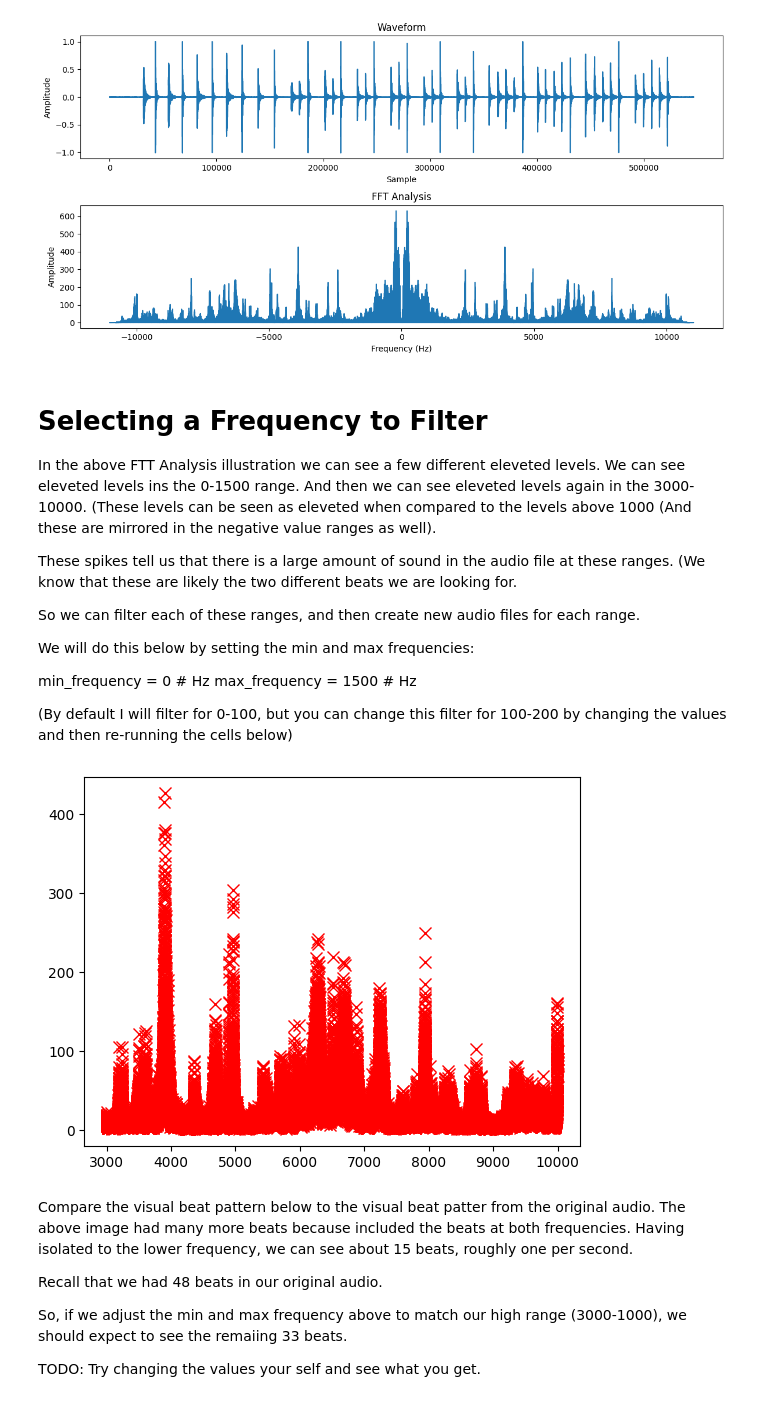
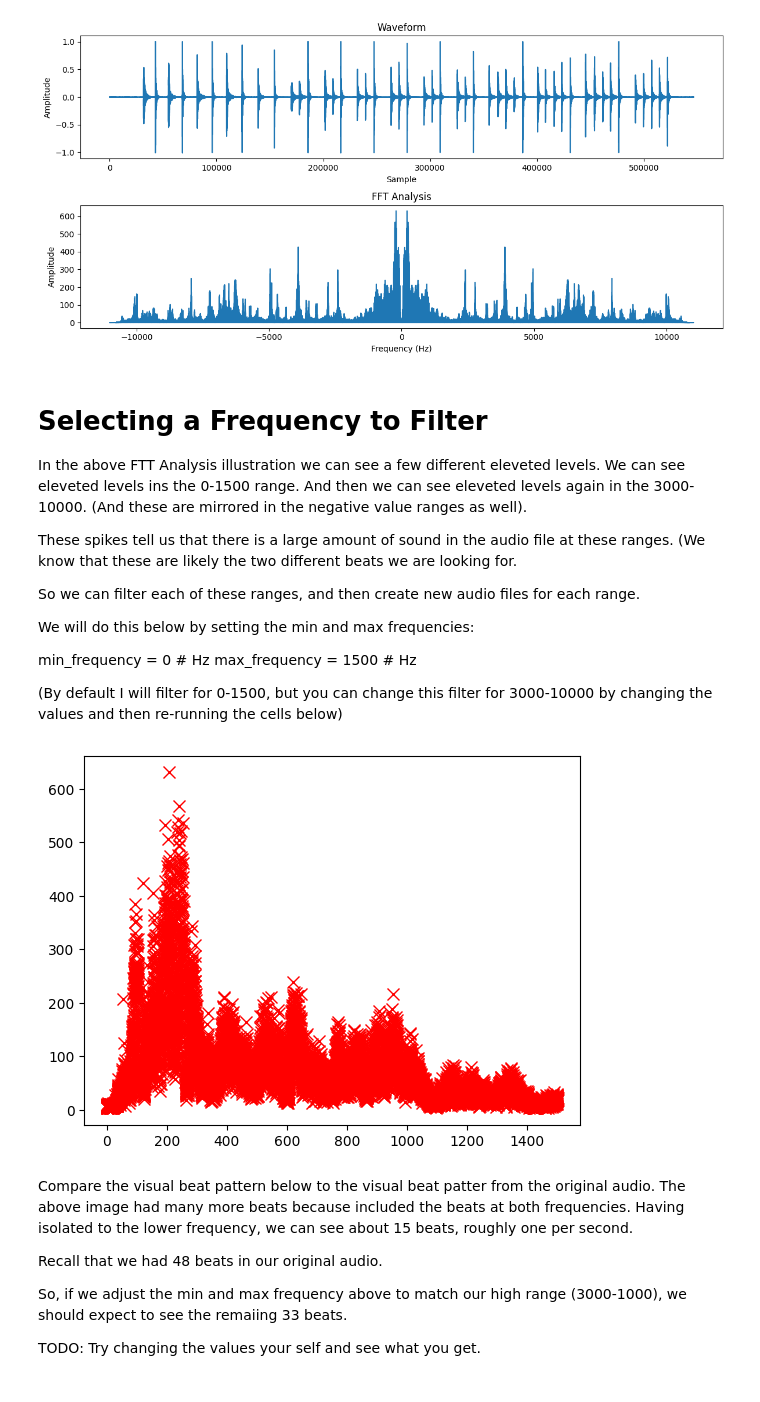
Before and after one commit to jeffreycwitt/pl339, a Jupyter notebook: _notebooks/FTT_Signal_Analysis.ipynb, the cells around one changed output. Cells and saved outputs as stored; diff of their text form; code cells hidden in the pictures.

```diff
--- a/_notebooks/FTT_Signal_Analysis.ipynb
+++ b/_notebooks/FTT_Signal_Analysis.ipynb
@@ -196,7 +196,7 @@ plt.show()
 # %% [markdown]
 # Selecting a Frequency to Filter
 
-In the above FTT Analysis illustration we can see a few different eleveted levels. We can see eleveted levels ins the 0-1500 range. And then we can see eleveted levels again in the 3000-10000. (These levels can be seen as eleveted when compared to the levels above 1000 (And these are mirrored in the negative value ranges as well).
+In the above FTT Analysis illustration we can see a few different eleveted levels. We can see eleveted levels ins the 0-1500 range. And then we can see eleveted levels again in the 3000-10000. (And these are mirrored in the negative value ranges as well).
 
 These spikes tell us that there is a large amount of sound in the audio file at these ranges. (We know that these are likely the two different beats we are looking for.
 
@@ -207,23 +207,23 @@ We will do this below by setting the min and max frequencies:
 min_frequency =  0  # Hz
 max_frequency =  1500 # Hz
 
-(By default I will filter for 0-100, but you can change this filter for 100-200 by changing the values and then re-running the cells below)
+(By default I will filter for 0-1500, but you can change this filter for 3000-10000 by changing the values and then re-running the cells below)
 # %%
-min_frequency =  3000  # Hz
-max_frequency =  10000 # Hz
+min_frequency =  0  # Hz
+max_frequency =  1500 # Hz
 
 # Identify peaks in the FFT spectrum within the specified frequency range
 #peaks, _ = find_peaks(np.abs(fft_result), threshold=0, height=0, distance=1)
 peaks, _ = find_peaks(np.abs(fft_result))
 selected_peaks = [peak for peak in peaks if min_frequency <= frequencies[peak] <= max_frequency]
 
 # Plot the peaks on the FFT plot
 plt.plot(frequencies[selected_peaks], np.abs(fft_result[selected_peaks]), 'rx', markersize=8, label='Peaks')
 
 
 plt.show()
 # %% [output]
-[figure, old version]
+[figure, new version]
 # %% [markdown]
 Compare the visual beat pattern below to the visual beat patter from the original audio. The above image had many more beats because included the beats at both frequencies. Having isolated to the lower frequency, we can see about 15 beats, roughly one per second.
 
```
Also changed, not shown: parts of 2 cells of this notebook.
